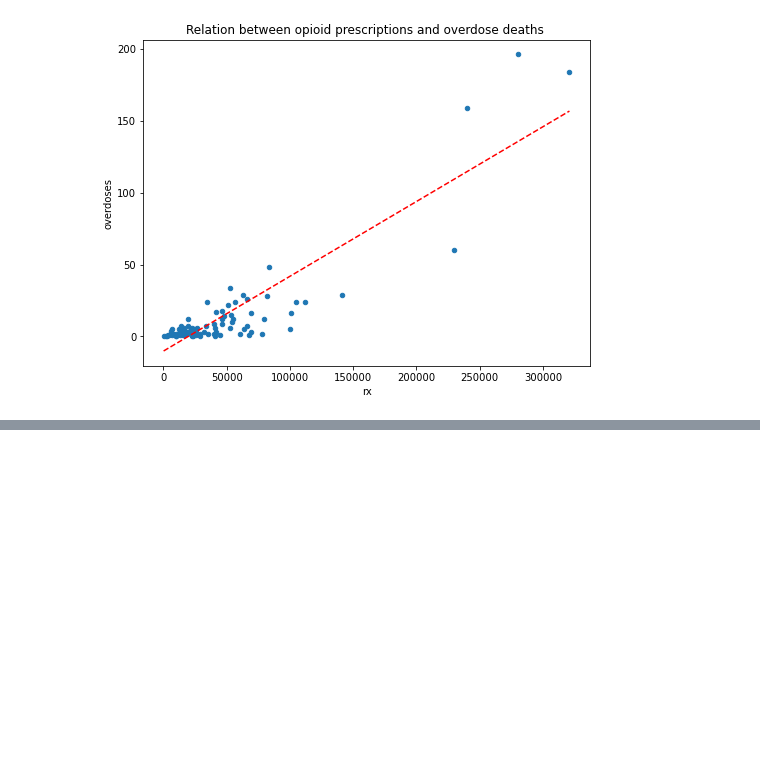
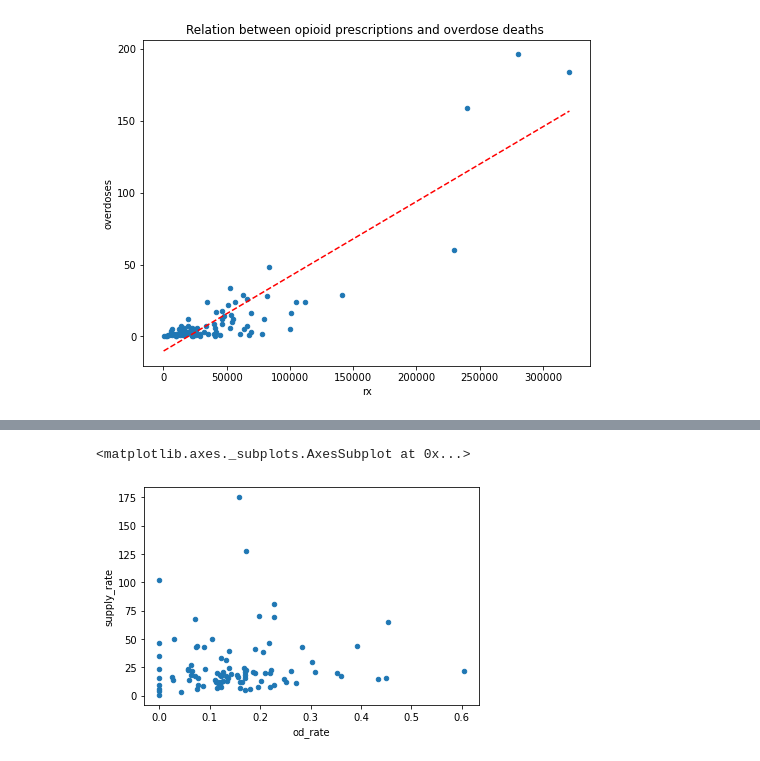
Before and after one commit to knturi/sql_rx_project-dankedpat-nationals, a Jupyter notebook: rx_project_pd.ipynb, the cells around one changed output, grey strips where cells are left out. Cells and saved outputs as stored; diff of their text form; code cells hidden in the pictures; blank space fills up the shorter version.

Commit message:
changes including q5 and plotly graph

```diff
--- a/rx_project_pd.ipynb
+++ b/rx_project_pd.ipynb
@@ -270,0 +476,37 @@ ModuleNotFoundError: No module named 'plotly'
+# %%
+Q5s = '''
+
+WITH name_count AS (SELECT
+drug_name, npi, fipscounty, population, overdose_deaths, year, county,
+       state, zip, tot_ratio, nppes_provider_city, nppes_provider_zip5,
+       nppes_provider_zip4, total_claim_count,
+       total_30_day_fill_count, total_day_supply, generic_name, opioid_drug_flag
+
+FROM overdose_deaths
+INNER JOIN fips_county
+USING (fipscounty)
+JOIN zip_fips AS z
+USING (fipscounty)
+JOIN prescriber AS p
+ON z.zip = p.nppes_provider_zip5
+JOIN prescription AS p2
+USING (npi)
+JOIN drug AS d
+USING (drug_name)
+JOIN population AS pop
+USING (fipscounty)
+WHERE state = 'TN' AND year = 2017 AND opioid_drug_flag = 'Y')
+
+SELECT COUNT(DISTINCT generic_name) AS generic_count, county, overdose_deaths,
+overdose_deaths / population * 1000 AS od_rate,
+SUM(total_day_supply)/population AS supply_rate,
+SUM(total_day_supply) AS day_supply, population
+FROM name_count
+GROUP BY county, overdose_deaths, population
+ORDER BY overdose_deaths DESC, day_supply DESC;
+'''
+
+resultQ5s = engine.execute(Q5s)
+# %%
+Q5s = pd.read_sql(Q5s, con = engine)
+Q5s
@@ -270,0 +527,5 @@ ModuleNotFoundError: No module named 'plotly'
+# %%
+Q5s.plot(kind = 'scatter', x = 'od_rate', y = 'supply_rate')
+# %% [output]
+<matplotlib.axes._subplots.AxesSubplot at 0x...>
+[figure, added]
```
Also changed, not shown: parts of 28 cells of this notebook.
